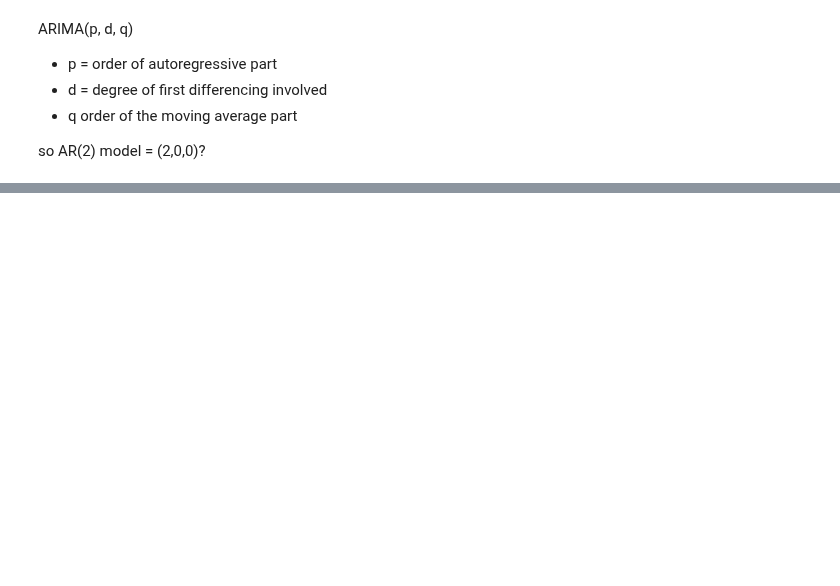
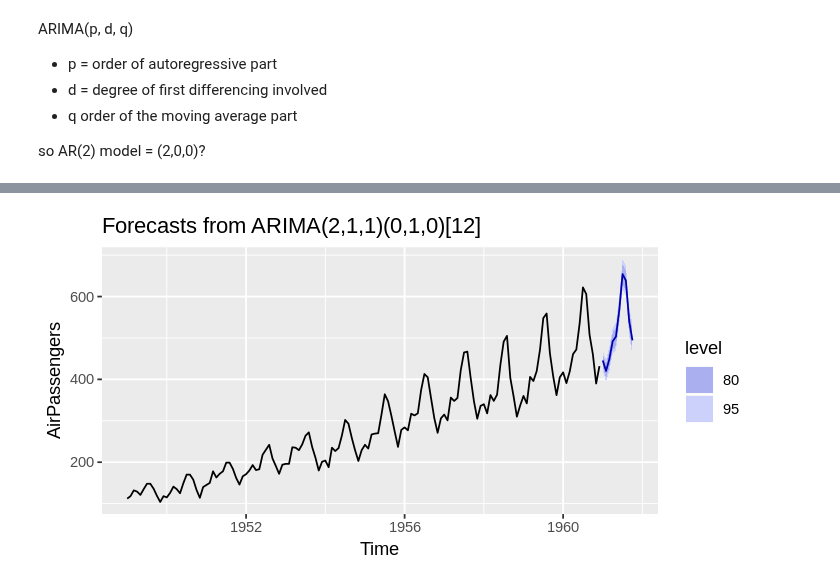
Before and after one commit to snowch-notes/statistics-old, a Jupyter notebook: timeseries_r/8_3_autoregressive_models.ipynb, the cells around one changed output, grey strips where cells are left out. Cells and saved outputs as stored; diff of their text form; code cells hidden in the pictures; blank space fills up the shorter version.

```diff
--- a/timeseries_r/8_3_autoregressive_models.ipynb
+++ b/timeseries_r/8_3_autoregressive_models.ipynb
@@ -22,0 +34,3 @@ autoplot(forecast(fit, h=10))
+# %%
+fit <- auto.arima(AirPassengers)
+fit
@@ -22,0 +48,4 @@ autoplot(forecast(fit, h=10))
+# %%
+autoplot(forecast(fit, h=10))
+# %% [output]
+[figure, added]
```
Also changed, not shown: parts of 3 cells of this notebook, 1 other file.
